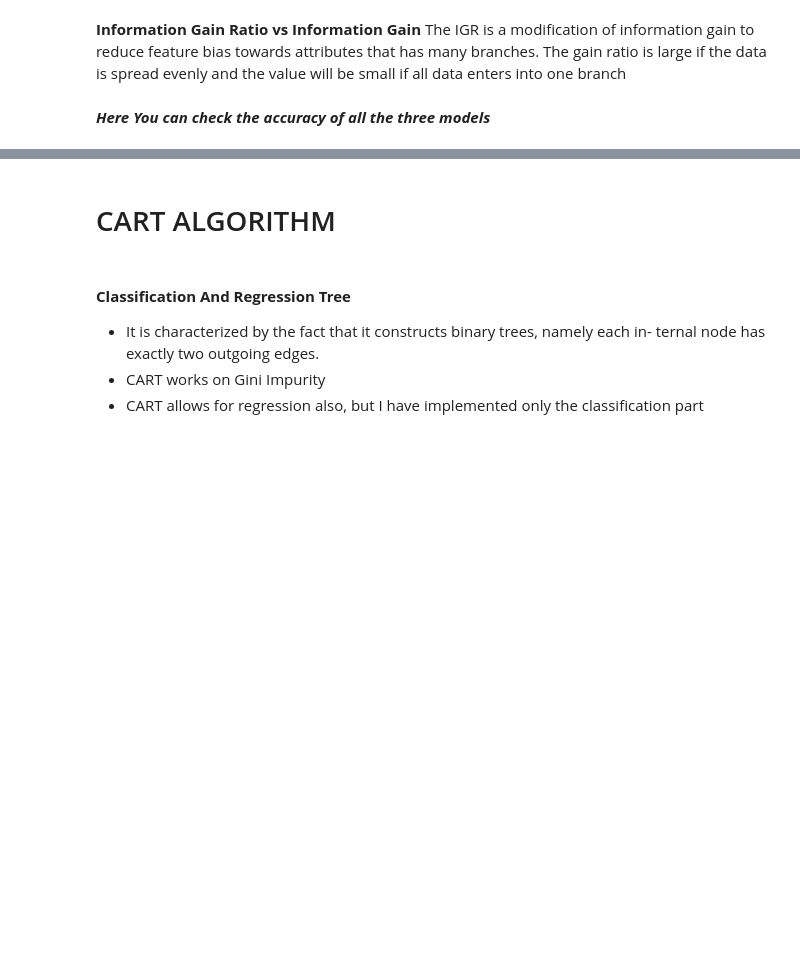
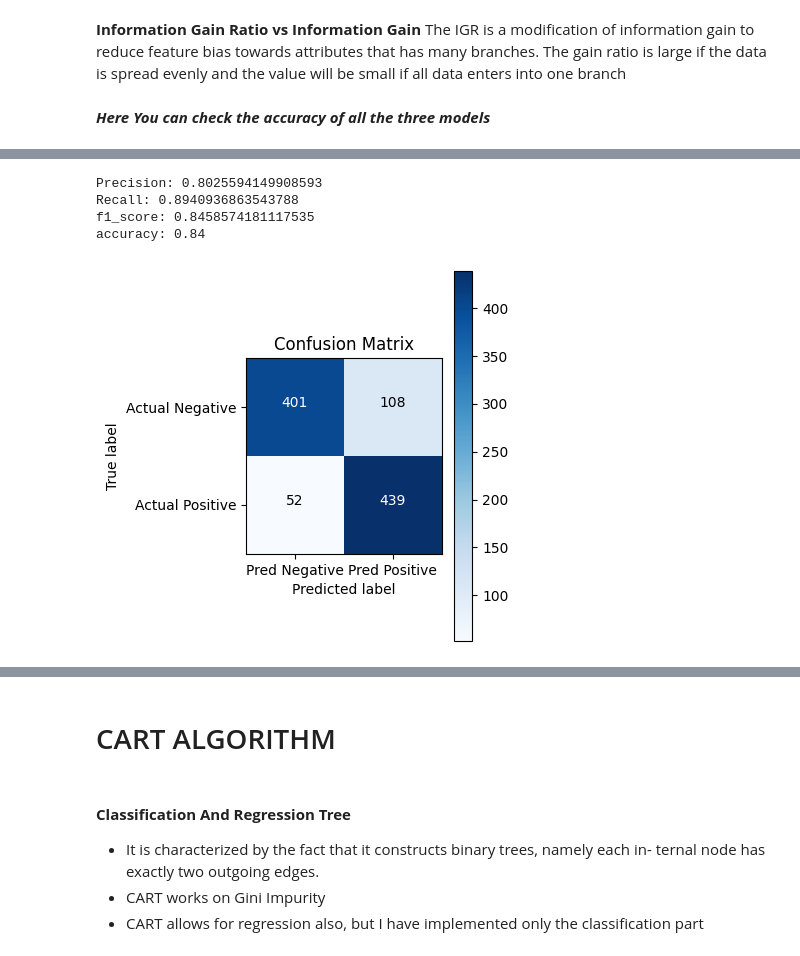
Before and after one commit to mit-riya/Phishing-URL-Detection, a Jupyter notebook: decision-trees.ipynb, the cells around one changed output, grey strips where cells are left out. Drawn from its saved outputs; the diff is of its cells as text; code cells hidden in the pictures; blank space fills up the shorter version.

```diff
--- a/decision-trees.ipynb
+++ b/decision-trees.ipynb
@@ -779,0 +789,48 @@ print(metrics.accuracy_score(y_test,y_pred3))
+# %%
+true_positives = sum((y_test == 1) & (y_pred1 == 1))
+false_positives = sum((y_test == 0) & (y_pred1 == 1))
+false_negatives = sum((y_test == 1) & (y_pred1 == 0))
+true_negatives = sum((y_test == 0) & (y_pred1 == 0))
+
+precision = true_positives / (true_positives + false_positives)
+recall = true_positives / (true_positives + false_negatives)
+f1_score = (2*precision*recall)/(precision + recall)
+accuracy = (true_positives + true_negatives)/(true_positives + true_negatives + false_positives + false_negatives)
+
+print("Precision:", precision)
+print("Recall:", recall)
+print("f1_score:", f1_score)
+print("accuracy:", accuracy)
+
+# Construct confusion matrix
+conf_matrix = np.array([[true_negatives, false_positives],
+                        [false_negatives, true_positives]])
+
+import matplotlib.pyplot as plt
+import itertools
+
+# Plotting the confusion matrix
+plt.figure(figsize=(4, 4))
+plt.imshow(conf_matrix, interpolation='nearest', cmap=plt.cm.Blues)
+plt.title('Confusion Matrix')
+plt.colorbar()
+
+
+tick_marks = np.arange(2)
+plt.xticks(tick_marks, ['Pred Negative', 'Pred Positive'])
+plt.yticks(tick_marks, ['Actual Negative', 'Actual Positive'])
+
+thresh = conf_matrix.max() / 2.
+for i, j in itertools.product(range(conf_matrix.shape[0]), range(conf_matrix.shape[1])):
+    plt.text(j, i, conf_matrix[i, j], horizontalalignment="center", color="white" if conf_matrix[i, j] > thresh else "black")
+
+plt.tight_layout()
+plt.ylabel('True label')
+plt.xlabel('Predicted label')
+plt.show()
+# %% [output]
+Precision: 0.8025594149908593
+Recall: 0.8940936863543788
+f1_score: 0.8458574181117535
+accuracy: 0.84
+[figure, added]
```
Also changed, not shown: parts of 8 cells of this notebook.
